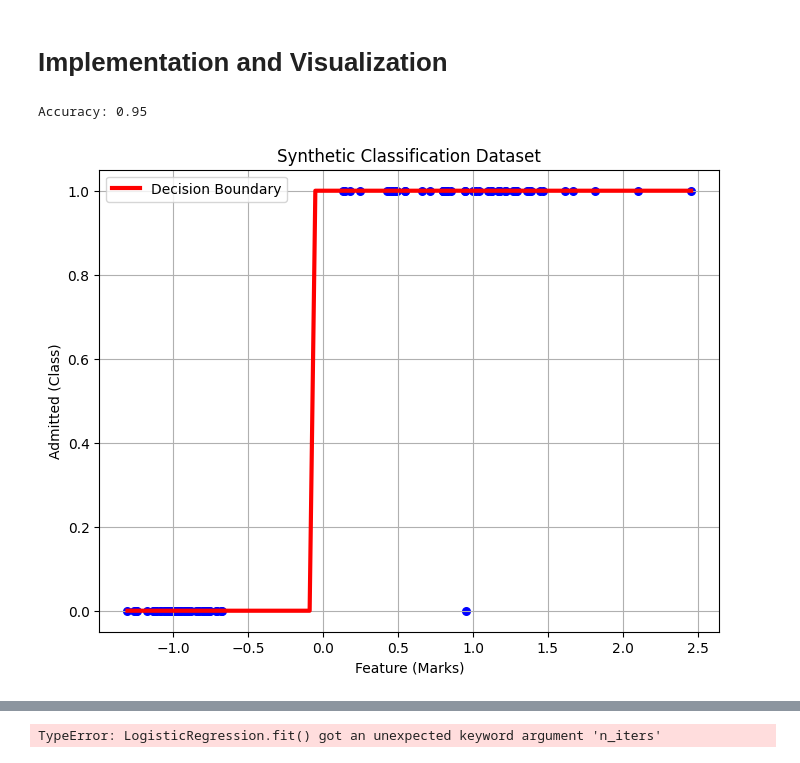
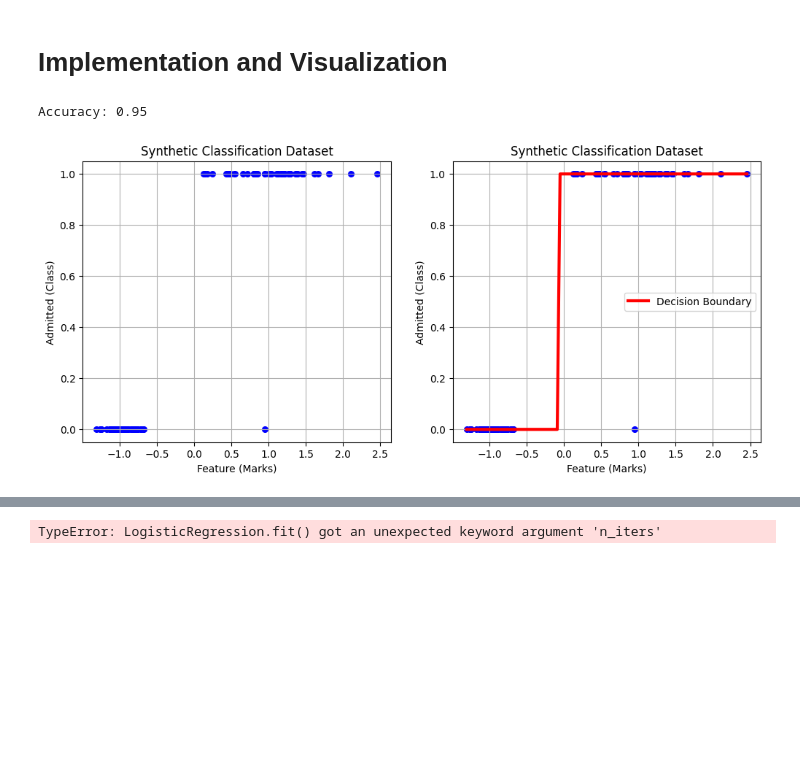
Before and after one commit to GDharan10/MachineLearningAlgorithmFromScratch, a Jupyter notebook: Linear Algorithms / LogisticRegression_BinaryClassification.ipynb, the cells around one changed output, grey strips where cells are left out. Cells and saved outputs as stored; diff of their text form; code cells hidden in the pictures; blank space fills up the shorter version.

```diff
--- a/Linear Algorithms / LogisticRegression_BinaryClassification.ipynb
+++ b/Linear Algorithms / LogisticRegression_BinaryClassification.ipynb
@@ -198,37 +198,47 @@ X, y = datasets.make_classification(n_samples=100, n_features=1, n_informative=1
 X_train, X_test, y_train, y_test = train_test_split(X, y, test_size=0.2, random_state=1234)
 
 # Initialize and train Logistic Regression model
 clf = LogisticRegression(lr=0.01)
 clf.fit(X_train, y_train)
 
 # Predict on test data
 y_pred = clf.predict(X_test)
 
 # Calculate accuracy
 def accuracy(y_pred, y_test):
     return np.sum(y_pred == y_test) / len(y_test)
 
 acc = accuracy(y_pred, y_test)
 print("Accuracy:", acc)
 
-# Plot the synthetic dataset
-plt.figure(figsize=(8, 6))
+# Plot 1: Synthetic dataset and logistic regression probabilities
+plt.figure(figsize=(12, 5))
+
+plt.subplot(1, 2, 1)
 plt.scatter(X, y, color='b', marker='o', s=30)
 plt.title('Synthetic Classification Dataset')
 plt.xlabel('Feature (Marks)')
 plt.ylabel('Admitted (Class)')
 plt.grid(True)
 
-# Plot the decision boundary (sigmoid function)
+# Plot 2: Synthetic dataset and decision boundary after training
+plt.subplot(1, 2, 2)
+plt.scatter(X, y, color='b', marker='o', s=30)
+plt.title('Synthetic Classification Dataset')
+plt.xlabel('Feature (Marks)')
+plt.ylabel('Admitted (Class)')
+plt.grid(True)
+
+# Plot the probabilities predicted by the model
 x_values = np.linspace(min(X), max(X), 100).reshape(-1, 1)
 probabilities = clf.predict(x_values)
 plt.plot(x_values, probabilities, color='r', linewidth=3, label='Decision Boundary')
 
 plt.legend()
 plt.show()
 # %% [output]
 Accuracy: 0.95
-[figure, old version]
+[figure, new version]
 # %%
 import numpy as np
 import matplotlib.pyplot as plt
```
Also changed, not shown: parts of 1 cell of this notebook.
